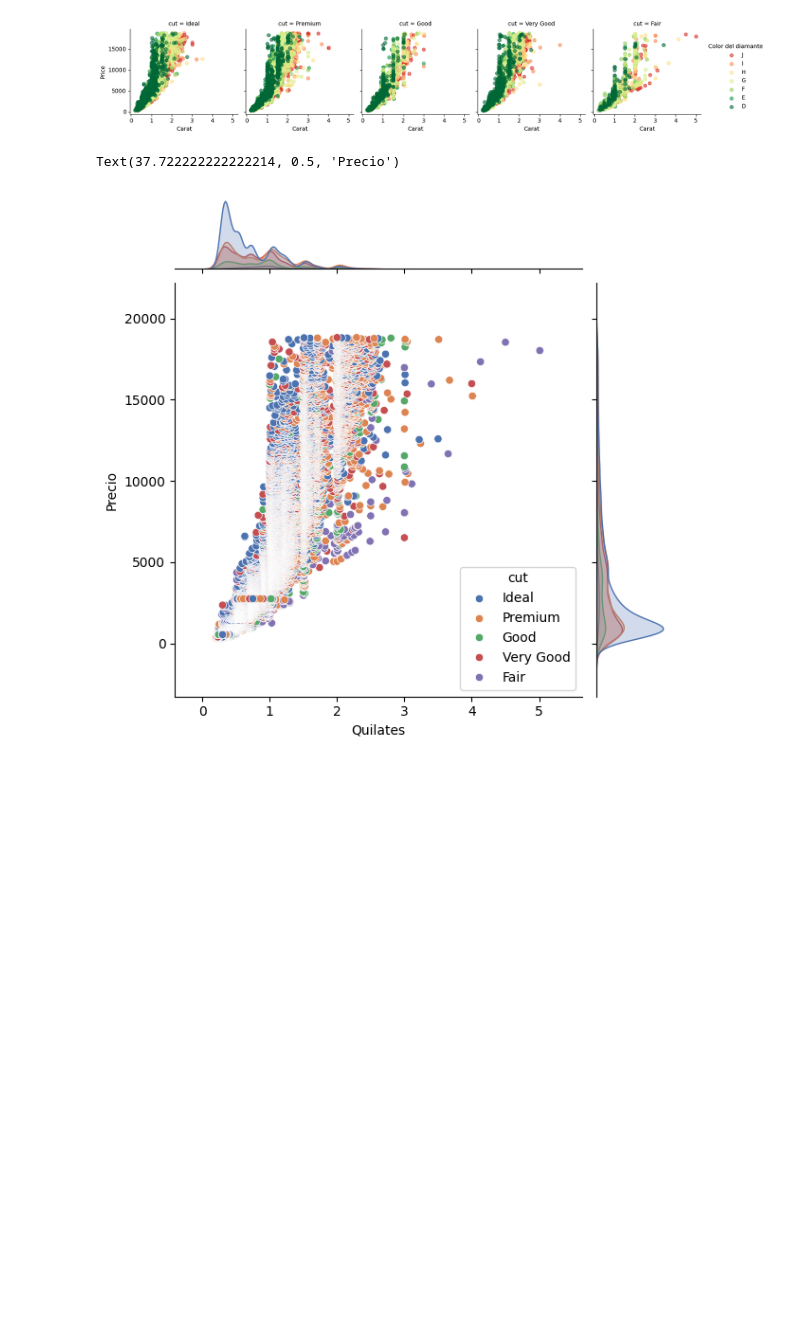
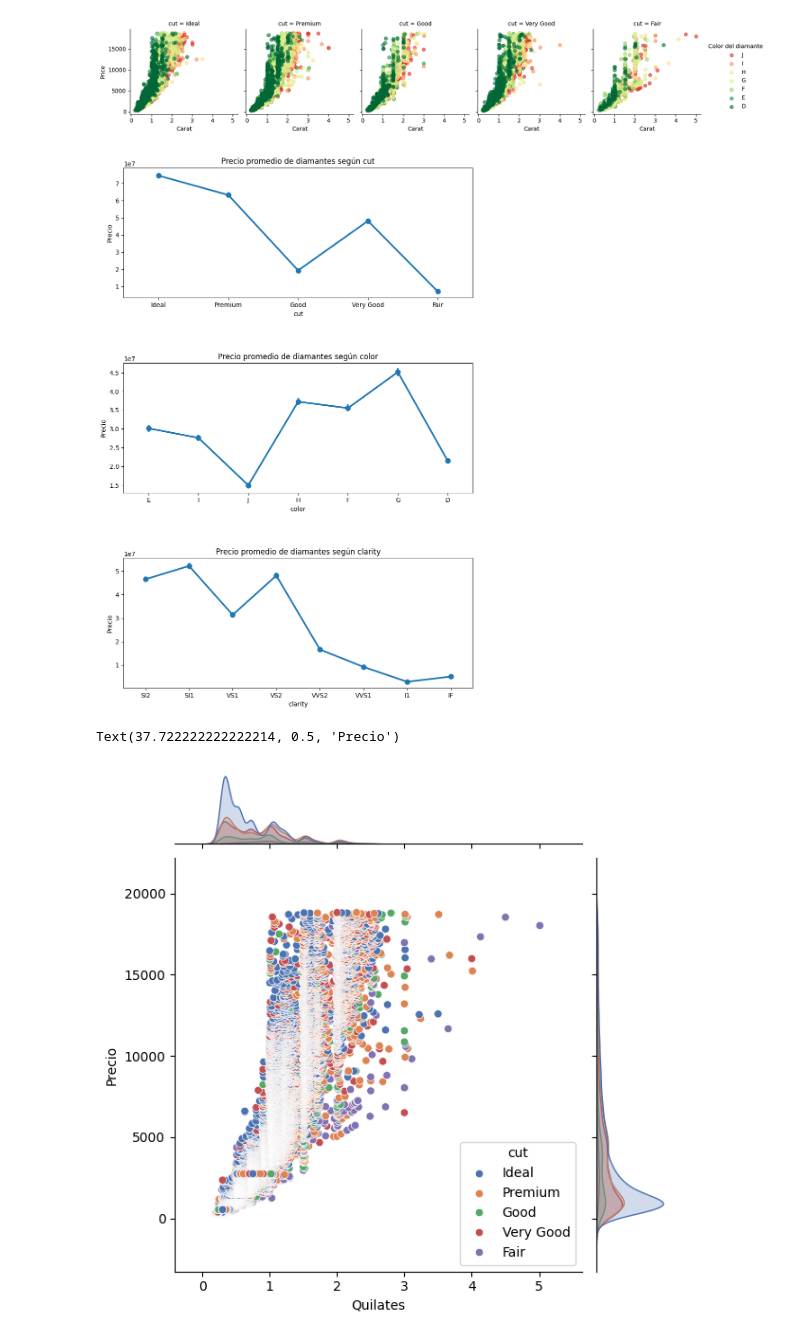
Before and after one commit to ds-fernando/Diamonds-Price, a Jupyter notebook: notebooks/1_EDA.ipynb, the cells around one changed output. Saved outputs shown, nothing was run; the diff lists cells and outputs as text; code cells hidden in the pictures; blank space fills up the shorter version.

```diff
--- a/notebooks/1_EDA.ipynb
+++ b/notebooks/1_EDA.ipynb
@@ -286,6 +304,19 @@ for ax in g.axes.flat:
 plt.show()
 # %% [output]
 [figure]
+# %%
+fig, ax = plt.subplots(nrows=len(categoricas), ncols=1, figsize=(10, 15))
+fig.subplots_adjust(hspace=0.5)
+
+for i, cat_var in enumerate(categoricas):
+    sns.pointplot(x=cat_var, y='price', data=df, ax=ax[i], estimator=sum)  # s cambiar 'sum' a 'mean' si se prefiere el promedio
+    ax[i].set_title(f'Precio promedio de diamantes según {cat_var}')
+    ax[i].set_ylabel('Precio')
+    ax[i].set_xlabel(cat_var)
+
+plt.show()
+# %% [output]
+[figure, added]
 # %%
 sns.jointplot(data=df, x='carat', y='price', hue='cut', kind='scatter', palette='deep')
 plt.xlabel('Quilates')
```
Also changed, not shown: parts of 7 cells of this notebook, 3 other files.
